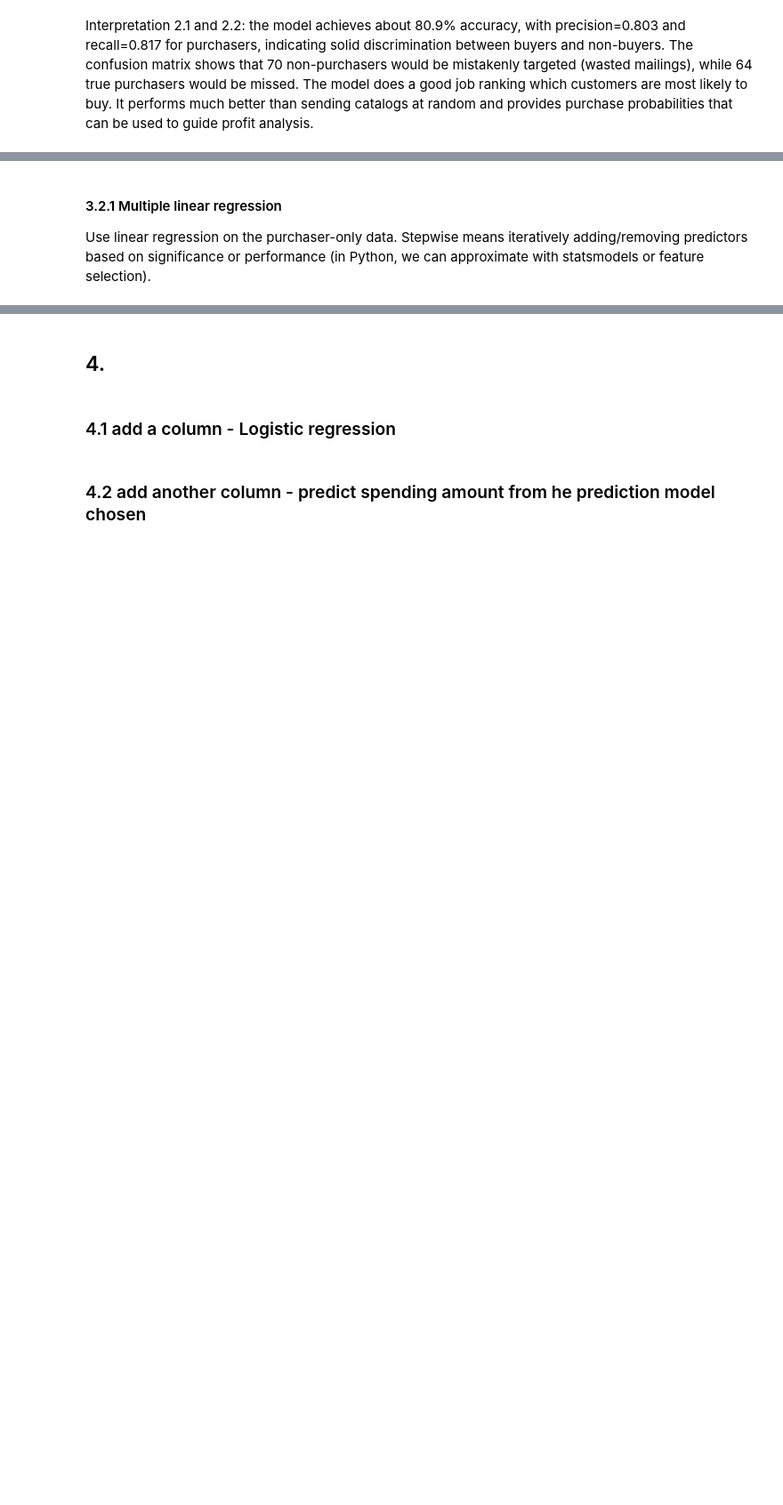
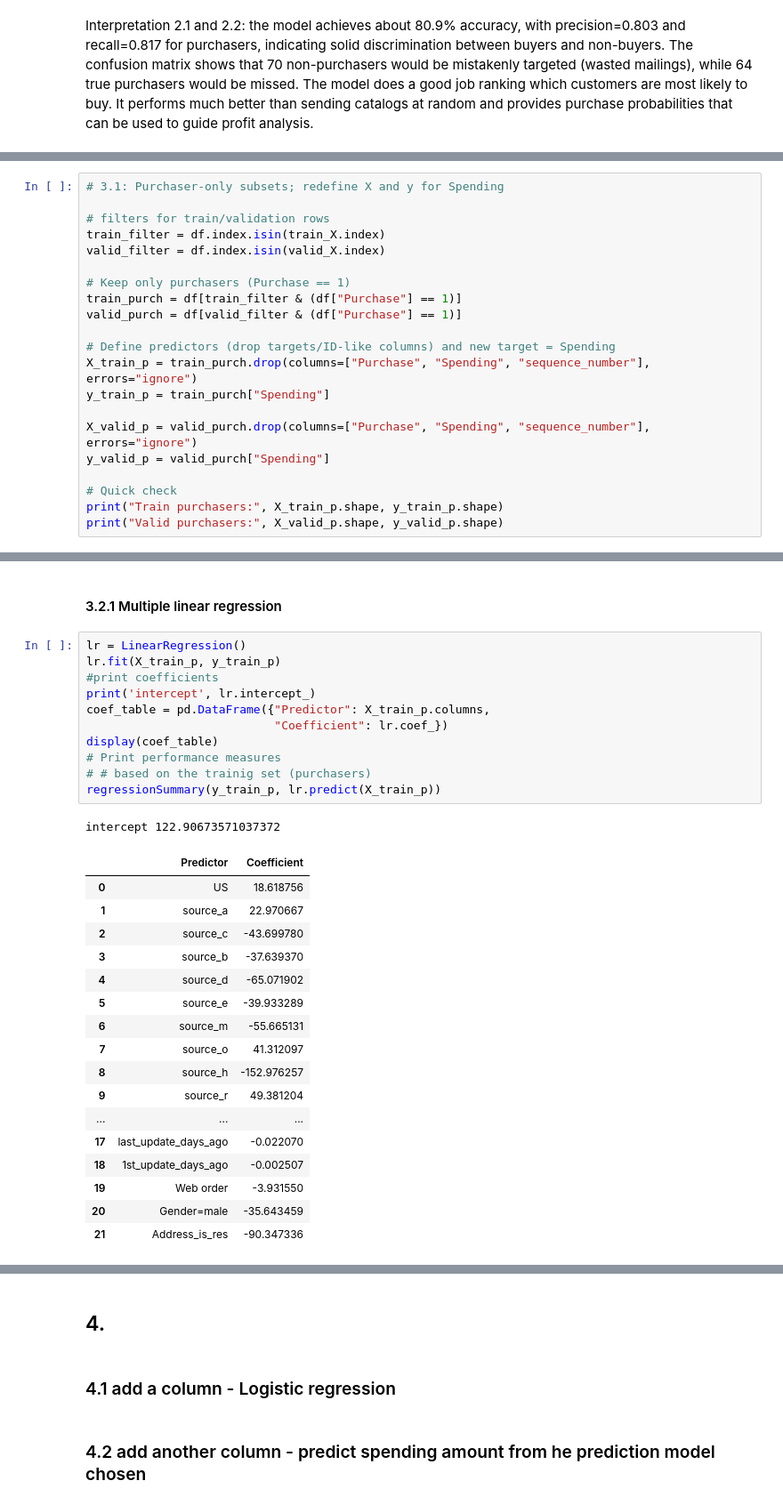
Before and after one commit to xuany823/ADS505, a Jupyter notebook: Module2/Assignment2.1.ipynb, the cells around one changed output, grey strips where cells are left out. Shown at 89% size. Cells and saved outputs as stored; diff of their text form; blank space fills up the shorter version.

```diff
--- a/Module2/Assignment2.1.ipynb
+++ b/Module2/Assignment2.1.ipynb
@@ -365,0 +354,21 @@ Interpretation 2.1 and 2.2: the model achieves about 80.9% accuracy, with precis
+# %%
+# 3.1: Purchaser-only subsets; redefine X and y for Spending
+
+# filters for train/validation rows
+train_filter = df.index.isin(train_X.index)
+valid_filter = df.index.isin(valid_X.index)
+
+# Keep only purchasers (Purchase == 1)
+train_purch = df[train_filter & (df["Purchase"] == 1)]
+valid_purch = df[valid_filter & (df["Purchase"] == 1)]
+
+# Define predictors (drop targets/ID-like columns) and new target = Spending
+X_train_p = train_purch.drop(columns=["Purchase", "Spending", "sequence_number"], errors="ignore")
+y_train_p = train_purch["Spending"]
+
+X_valid_p = valid_purch.drop(columns=["Purchase", "Spending", "sequence_number"], errors="ignore")
+y_valid_p = valid_purch["Spending"]
+
+# Quick check
+print("Train purchasers:", X_train_p.shape, y_train_p.shape)
+print("Valid purchasers:", X_valid_p.shape, y_valid_p.shape)
@@ -366,5 +393,32 @@ Interpretation 2.1 and 2.2: the model achieves about 80.9% accuracy, with precis
 # %% [markdown]
 #### 3.2.1 Multiple linear regression
-
-Use linear regression on the purchaser-only data.
-Stepwise means iteratively adding/removing predictors based on significance or performance (in Python, we can approximate with statsmodels or feature selection).
+# %%
+lr = LinearRegression()
+lr.fit(X_train_p, y_train_p)
+#print coefficients
+print('intercept', lr.intercept_)
+coef_table = pd.DataFrame({"Predictor": X_train_p.columns,
+                           "Coefficient": lr.coef_})
+display(coef_table)
+# Print performance measures
+# # based on the trainig set (purchasers)
+regressionSummary(y_train_p, lr.predict(X_train_p))
+# %% [output]
+intercept 122.90673571037372
+|  | Predictor | Coefficient |
+| 0 | US | 18.618756 |
+| 1 | source_a | 22.970667 |
+| 2 | source_c | -43.699780 |
+| 3 | source_b | -37.639370 |
+| 4 | source_d | -65.071902 |
+| 5 | source_e | -39.933289 |
+| 6 | source_m | -55.665131 |
+| 7 | source_o | 41.312097 |
+| 8 | source_h | -152.976257 |
+| 9 | source_r | 49.381204 |
+| ... | ... | ... |
+| 17 | last_update_days_ago | -0.022070 |
+| 18 | 1st_update_days_ago | -0.002507 |
+| 19 | Web order | -3.931550 |
+| 20 | Gender=male | -35.643459 |
+| 21 | Address_is_res | -90.347336 |
```
Also changed, not shown: parts of 16 cells of this notebook.
